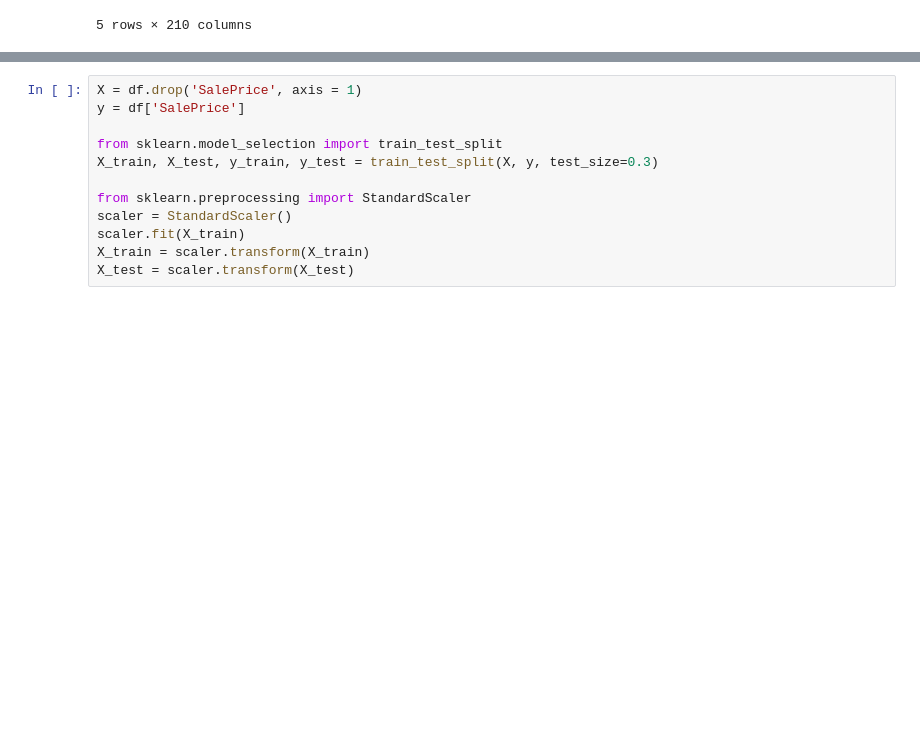
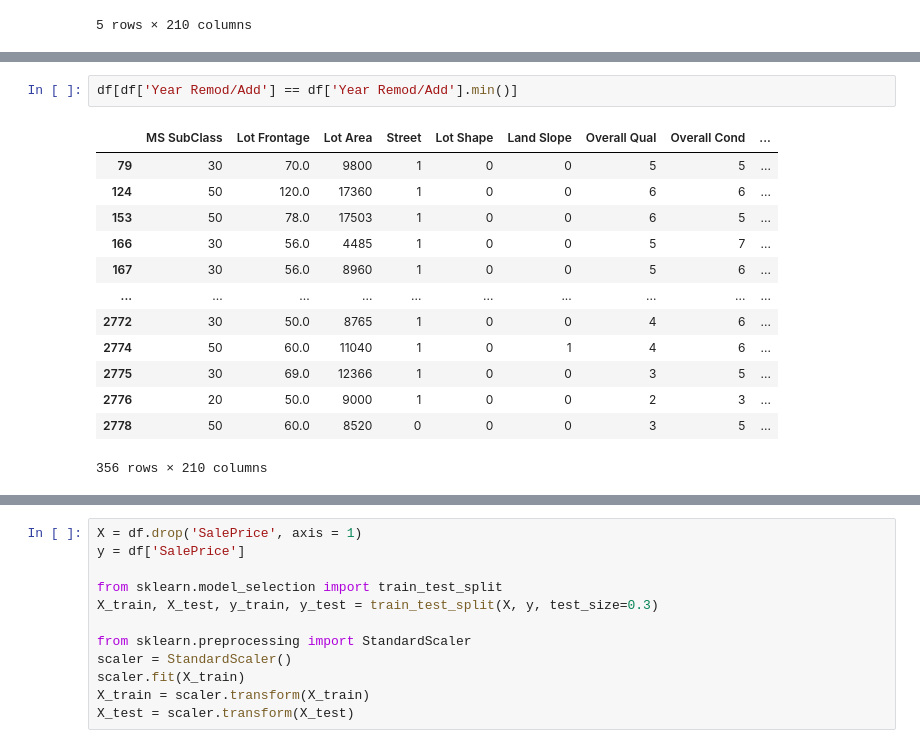
Before and after one commit to AqramAbdulRahim/Project1_CaseStudy, a Jupyter notebook: files/Model/Aqram final model (L1).ipynb, the cells around one changed output, grey strips where cells are left out. Saved outputs shown, nothing was run; the diff lists cells and outputs as text; blank space fills up the shorter version.

```diff
--- a/files/Model/Aqram final model (L1).ipynb
+++ b/files/Model/Aqram final model (L1).ipynb
@@ -17,0 +32,16 @@ df.head()
+# %%
+df[df['Year Remod/Add'] == df['Year Remod/Add'].min()]
+# %% [output]
+|  | MS SubClass | Lot Frontage | Lot Area | Street | Lot Shape | Land Slope | Overall Qual | Overall Cond | ... |
+| 79 | 30 | 70.0 | 9800 | 1 | 0 | 0 | 5 | 5 | ... |
+| 124 | 50 | 120.0 | 17360 | 1 | 0 | 0 | 6 | 6 | ... |
+| 153 | 50 | 78.0 | 17503 | 1 | 0 | 0 | 6 | 5 | ... |
+| 166 | 30 | 56.0 | 4485 | 1 | 0 | 0 | 5 | 7 | ... |
+| 167 | 30 | 56.0 | 8960 | 1 | 0 | 0 | 5 | 6 | ... |
+| ... | ... | ... | ... | ... | ... | ... | ... | ... | ... |
+| 2772 | 30 | 50.0 | 8765 | 1 | 0 | 0 | 4 | 6 | ... |
+| 2774 | 50 | 60.0 | 11040 | 1 | 0 | 1 | 4 | 6 | ... |
+| 2775 | 30 | 69.0 | 12366 | 1 | 0 | 0 | 3 | 5 | ... |
+| 2776 | 20 | 50.0 | 9000 | 1 | 0 | 0 | 2 | 3 | ... |
+| 2778 | 50 | 60.0 | 8520 | 0 | 0 | 0 | 3 | 5 | ... |
+356 rows × 210 columns
```
Also changed, not shown: parts of 25 cells of this notebook, 17 other files.
